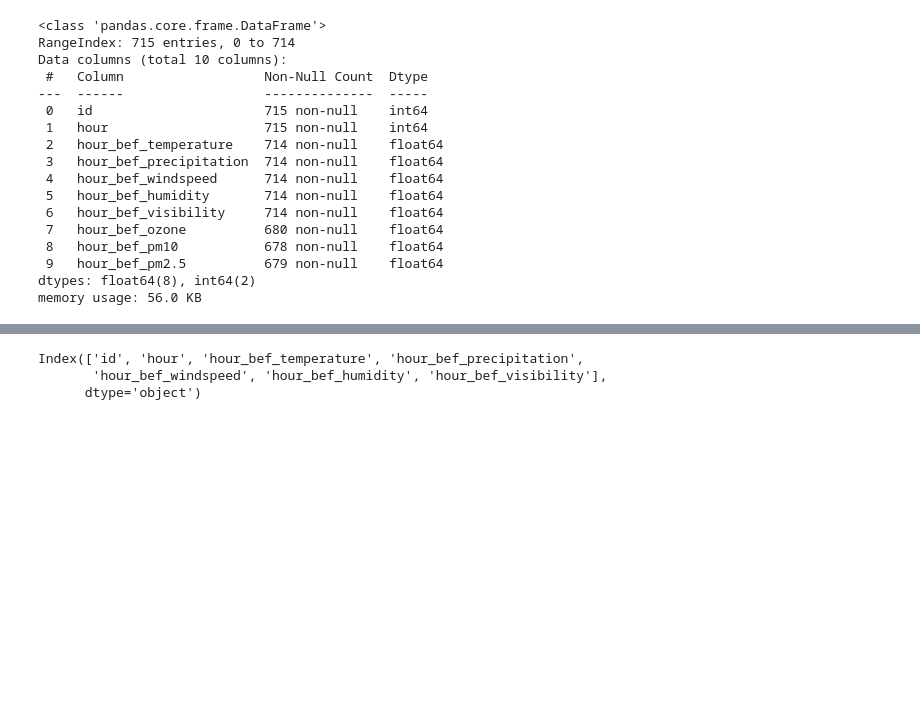
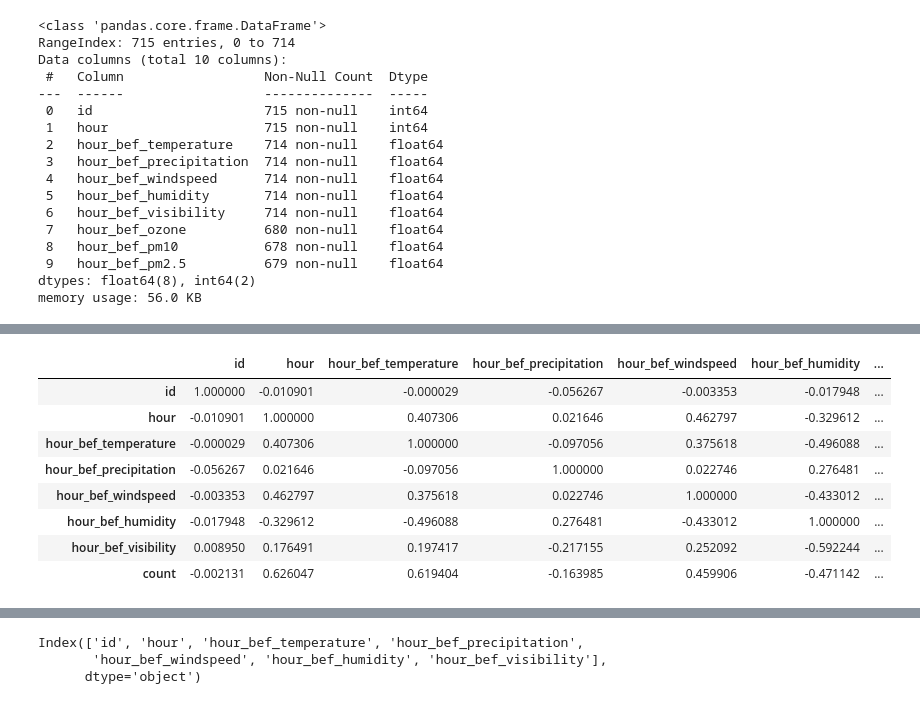
Before and after one commit to hongyeol-seo/ex_dacon_study, a Jupyter notebook: 데이콘/230315_서홍열_따릉이.ipynb, the cells around one changed output, grey strips where cells are left out. Drawn from its saved outputs; the diff is of its cells as text; code cells hidden in the pictures; blank space fills up the shorter version.

```diff
--- a/데이콘/230315_서홍열_따릉이.ipynb
+++ b/데이콘/230315_서홍열_따릉이.ipynb
@@ -105,0 +136,14 @@ test=test.drop(['hour_bef_ozone','hour_bef_pm10','hour_bef_pm2.5'],axis=1)
+# %%
+train.corr()
+
+# abs(bostonDf.corr().crim).sort_values(ascending=False) #상관계수 #절대값 정렬
+# %% [output]
+|  | id | hour | hour_bef_temperature | hour_bef_precipitation | hour_bef_windspeed | hour_bef_humidity | ... |
+| id | 1.000000 | -0.010901 | -0.000029 | -0.056267 | -0.003353 | -0.017948 | ... |
+| hour | -0.010901 | 1.000000 | 0.407306 | 0.021646 | 0.462797 | -0.329612 | ... |
+| hour_bef_temperature | -0.000029 | 0.407306 | 1.000000 | -0.097056 | 0.375618 | -0.496088 | ... |
+| hour_bef_precipitation | -0.056267 | 0.021646 | -0.097056 | 1.000000 | 0.022746 | 0.276481 | ... |
+| hour_bef_windspeed | -0.003353 | 0.462797 | 0.375618 | 0.022746 | 1.000000 | -0.433012 | ... |
+| hour_bef_humidity | -0.017948 | -0.329612 | -0.496088 | 0.276481 | -0.433012 | 1.000000 | ... |
+| hour_bef_visibility | 0.008950 | 0.176491 | 0.197417 | -0.217155 | 0.252092 | -0.592244 | ... |
+| count | -0.002131 | 0.626047 | 0.619404 | -0.163985 | 0.459906 | -0.471142 | ... |
```
Also changed, not shown: parts of 5 cells of this notebook, 2 other files.
